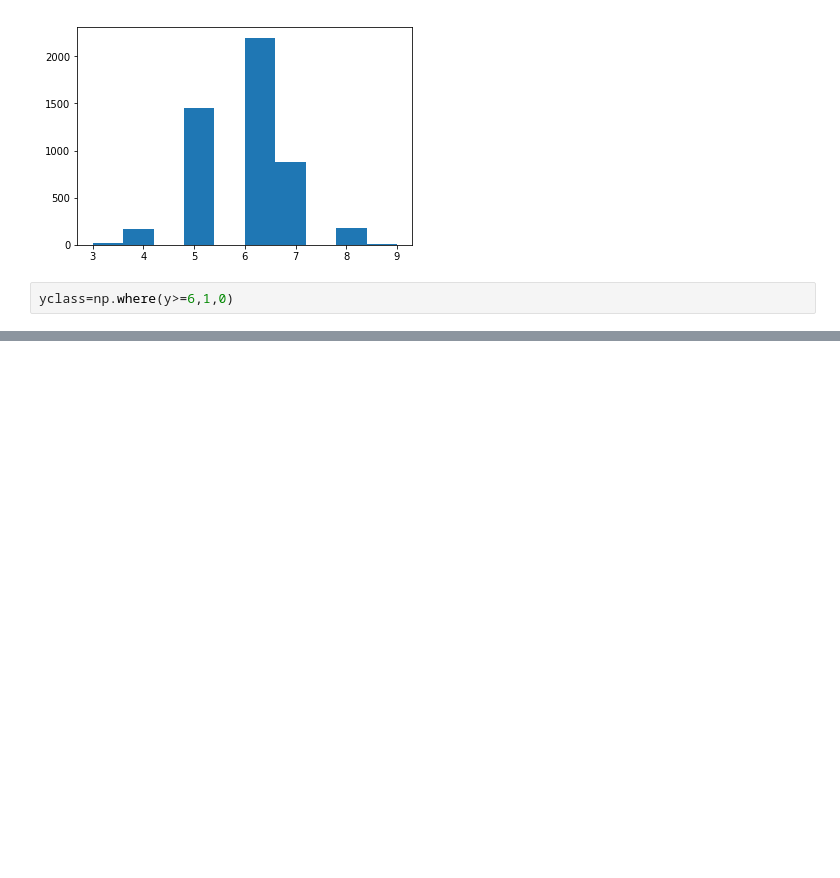
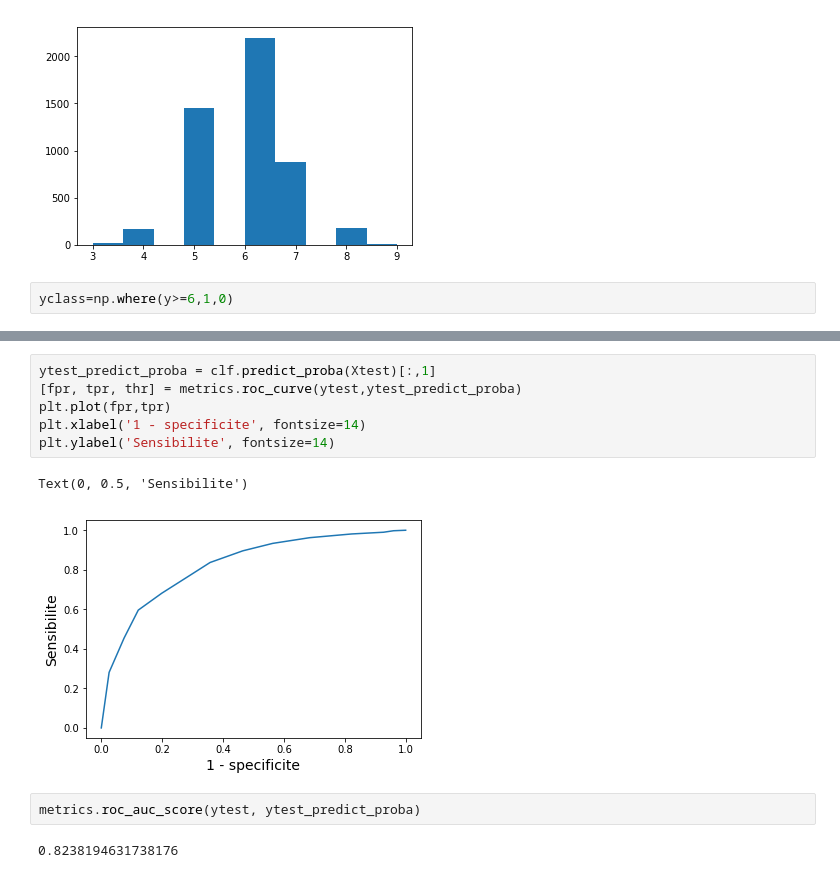
Before and after one commit to xiaohule/ML, a Jupyter notebook: evaluezEtAmeliorezLesPerformances/TP1_k-NN_wine.ipynb, the cells around one changed output, grey strips where cells are left out. Drawn from its saved outputs; the diff is of its cells as text; blank space fills up the shorter version.

```diff
--- a/TP1_k-NN_wine.ipynb
+++ b/evaluezEtAmeliorezLesPerformances/TP1_k-NN_wine.ipynb
@@ -107,0 +107,13 @@ metrics.accuracy_score(ytest,clf.predict(Xtest))
+# %%
+ytest_predict_proba = clf.predict_proba(Xtest)[:,1]
+[fpr, tpr, thr] = metrics.roc_curve(ytest,ytest_predict_proba)
+plt.plot(fpr,tpr)
+plt.xlabel('1 - specificite', fontsize=14)
+plt.ylabel('Sensibilite', fontsize=14)
+# %% [output]
+Text(0, 0.5, 'Sensibilite')
+[figure, added]
+# %%
+metrics.roc_auc_score(ytest, ytest_predict_proba)
+# %% [output]
+0.8238194631738176
```
Also changed, not shown: parts of 8 cells of this notebook, 8 other files.
